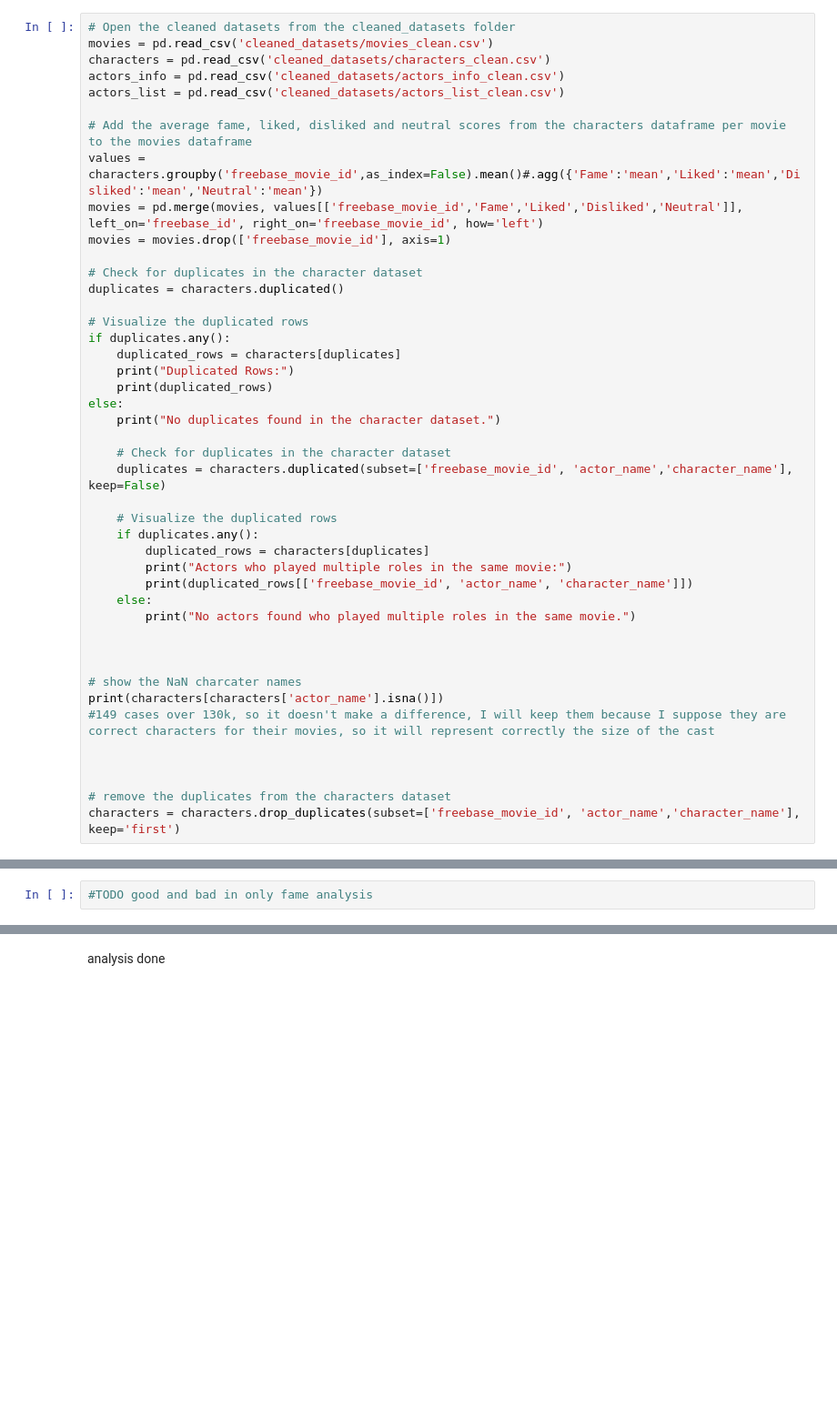
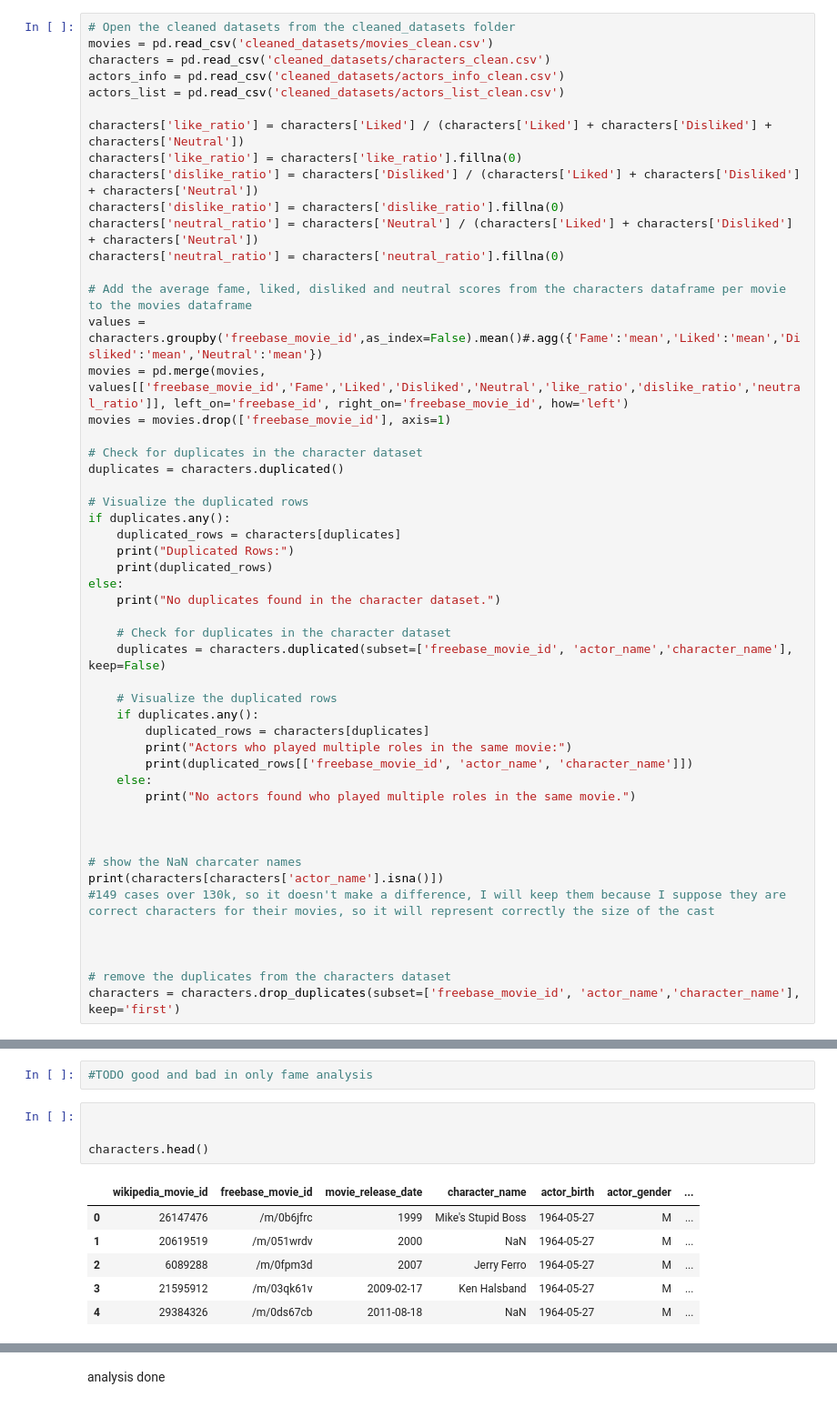
Before and after one commit to epfl-ada/ada-2023-project-shinebrightlikeadamon, a Jupyter notebook: fame_pop_analysis.ipynb, the cells around one changed output, grey strips where cells are left out. Shown at 91% size. Cells and saved outputs as stored; diff of their text form; blank space fills up the shorter version.

```diff
--- a/fame_pop_analysis.ipynb
+++ b/fame_pop_analysis.ipynb
@@ -447,9 +446,16 @@ characters = pd.read_csv('cleaned_datasets/characters_clean.csv')
 actors_info = pd.read_csv('cleaned_datasets/actors_info_clean.csv')
 actors_list = pd.read_csv('cleaned_datasets/actors_list_clean.csv')
 
+characters['like_ratio'] = characters['Liked'] / (characters['Liked'] + characters['Disliked'] + characters['Neutral'])
+characters['like_ratio'] = characters['like_ratio'].fillna(0)
+characters['dislike_ratio'] = characters['Disliked'] / (characters['Liked'] + characters['Disliked'] + characters['Neutral'])
+characters['dislike_ratio'] = characters['dislike_ratio'].fillna(0)
+characters['neutral_ratio'] = characters['Neutral'] / (characters['Liked'] + characters['Disliked'] + characters['Neutral'])
+characters['neutral_ratio'] = characters['neutral_ratio'].fillna(0)
+
 # Add the average fame, liked, disliked and neutral scores from the characters dataframe per movie to the movies dataframe
 values = characters.groupby('freebase_movie_id',as_index=False).mean()#.agg({'Fame':'mean','Liked':'mean','Disliked':'mean','Neutral':'mean'})
-movies = pd.merge(movies, values[['freebase_movie_id','Fame','Liked','Disliked','Neutral']], left_on='freebase_id', right_on='freebase_movie_id', how='left')
+movies = pd.merge(movies, values[['freebase_movie_id','Fame','Liked','Disliked','Neutral','like_ratio','dislike_ratio','neutral_ratio']], left_on='freebase_id', right_on='freebase_movie_id', how='left')
 movies = movies.drop(['freebase_movie_id'], axis=1)
 
 # Check for duplicates in the character dataset
@@ -1042,3 +1105,14 @@ movies_fame.groupby('Fame')['averageRating'].mean().plot()
 analsysis
 # %%
 #TODO good and bad in only fame analysis
+# %%
+
+
+characters.head()
+# %% [output]
+|  | wikipedia_movie_id | freebase_movie_id | movie_release_date | character_name | actor_birth | actor_gender | ... |
+| 0 | 26147476 | /m/0b6jfrc | 1999 | Mike's Stupid Boss | 1964-05-27 | M | ... |
+| 1 | 20619519 | /m/051wrdv | 2000 | NaN | 1964-05-27 | M | ... |
+| 2 | 6089288 | /m/0fpm3d | 2007 | Jerry Ferro | 1964-05-27 | M | ... |
+| 3 | 21595912 | /m/03qk61v | 2009-02-17 | Ken Halsband | 1964-05-27 | M | ... |
+| 4 | 29384326 | /m/0ds67cb | 2011-08-18 | NaN | 1964-05-27 | M | ... |
```
Also changed, not shown: parts of 11 cells of this notebook, 5 other files.
